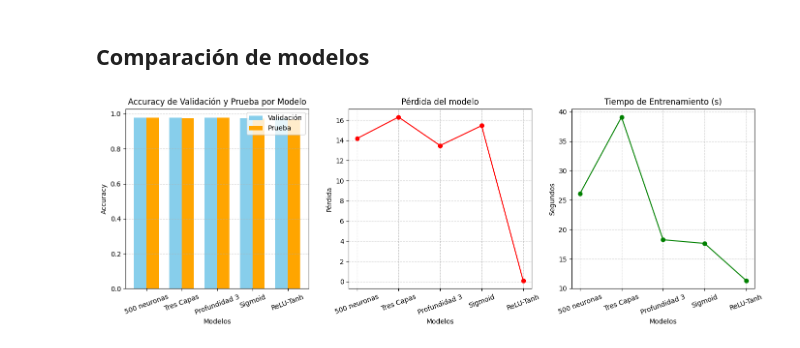
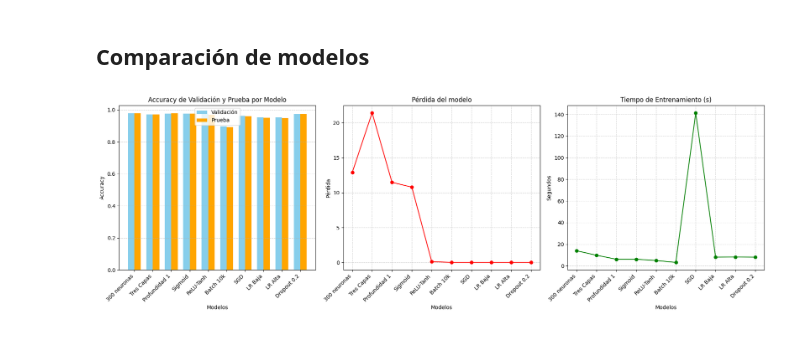
Before and after one commit to Fabiola-cc/Using_MNIST, a Jupyter notebook: TensorFlow_MNIST.ipynb, the cells around one changed output. Cells and saved outputs as stored; diff of their text form; code cells hidden in the pictures.

Commit message:
update: actualización de resultados

```diff
--- a/TensorFlow_MNIST.ipynb
+++ b/TensorFlow_MNIST.ipynb
@@ -831,56 +830,62 @@ Dropout 0.2 + L2 0.01     | Train: 0.9254 | Val: 0.9452 | Test: 0.9198 | Overfit
 ## Comparación de modelos
 # %%
 # Lista de resultados de modelos en forma [val_acc, test_acc, tiempo]
-result_sets = [best_result_ms[1:], result_three, best_result_deep[1:], result_sigmoid, result_relu_tanh]
+result_sets = [best_result_ms[1:], result_three, best_result_deep[1:], result_sigmoid, result_relu_tanh,
+               [0.8978, 0.8923, 3.15], # Batch 10k
+               [0.9612, 0.9593, 141.54], # SGD
+               [0.9536, 0.9497, 8.02], # LR Baja
+               [0.9538, 0.9488, 8.15], # LR Alta
+               [0.9749, 0.9752, 8.0]] # Dropout 0.2
 
 # Nombres para los modelos (puedes personalizarlos)
-model_names = [str(best_result_ms[0]) + ' neuronas', 'Tres Capas', 'Profundidad ' + str(best_result_deep[0]), 'Sigmoid', 'ReLU-Tanh']
+model_names = [str(best_result_ms[0]) + ' neuronas', 'Tres Capas', 'Profundidad ' + str(best_result_deep[0]), 'Sigmoid', 'ReLU-Tanh',
+               'Batch 10k', 'SGD', 'LR Baja', 'LR Alta', 'Dropout 0.2']
 
 # Separar métricas
 val_accuracies = [res[0] for res in result_sets]
 test_accuracies = [res[1] for res in result_sets]
 times = [res[2] for res in result_sets]
-loss = [res[3] for res in result_sets]
+loss = [res[3] if len(res) > 3 else 0.0 for res in result_sets]
 
 # Posiciones para las barras
 x = np.arange(len(model_names))
 width = 0.35
 
 # Crear figura con 2 subplots
-fig, axs = plt.subplots(1, 3, figsize=(14, 5))
+fig, axs = plt.subplots(1, 3, figsize=(18, 6))
 
 # --- Subplot 1: Accuracy de Validación y Prueba ---
 axs[0].bar(x - width/2, val_accuracies, width, label='Validación', color='skyblue')
 axs[0].bar(x + width/2, test_accuracies, width, label='Prueba', color='orange')
 
 axs[0].set_xlabel("Modelos")
 axs[0].set_ylabel("Accuracy")
 axs[0].set_title("Accuracy de Validación y Prueba por Modelo")
 axs[0].set_xticks(x)
-axs[0].set_xticklabels(model_names, rotation=20)
+axs[0].set_xticklabels(model_names, rotation=45, ha='right')
 axs[0].legend()
 axs[0].grid(axis='y', linestyle='--', alpha=0.6)
 
 # --- Subplot 2: Pérdida en prueba ---
 axs[1].plot(x, loss, marker='o', color='red')
 axs[1].set_title("Pérdida del modelo")
 axs[1].set_xlabel("Modelos")
 axs[1].set_ylabel("Pérdida")
 axs[1].set_xticks(x)
-axs[1].set_xticklabels(model_names, rotation=20)
+axs[1].set_xticklabels(model_names, rotation=45, ha='right')
 axs[1].grid(True, linestyle='--', alpha=0.6)
 
 # --- Subplot 3: Tiempo de Entrenamiento ---
 axs[2].plot(x, times, marker='o', color='green')
 axs[2].set_title("Tiempo de Entrenamiento (s)")
 axs[2].set_xlabel("Modelos")
 axs[2].set_ylabel("Segundos")
 axs[2].set_xticks(x)
-axs[2].set_xticklabels(model_names, rotation=20)
+axs[2].set_xticklabels(model_names, rotation=45, ha='right')
 axs[2].grid(True, linestyle='--', alpha=0.6)
 
 # Ajustar diseño
 plt.tight_layout()
 plt.show()
 # %% [output]
-[figure, old version]
+[figure, new version]
```
Also changed, not shown: parts of 18 cells of this notebook.
